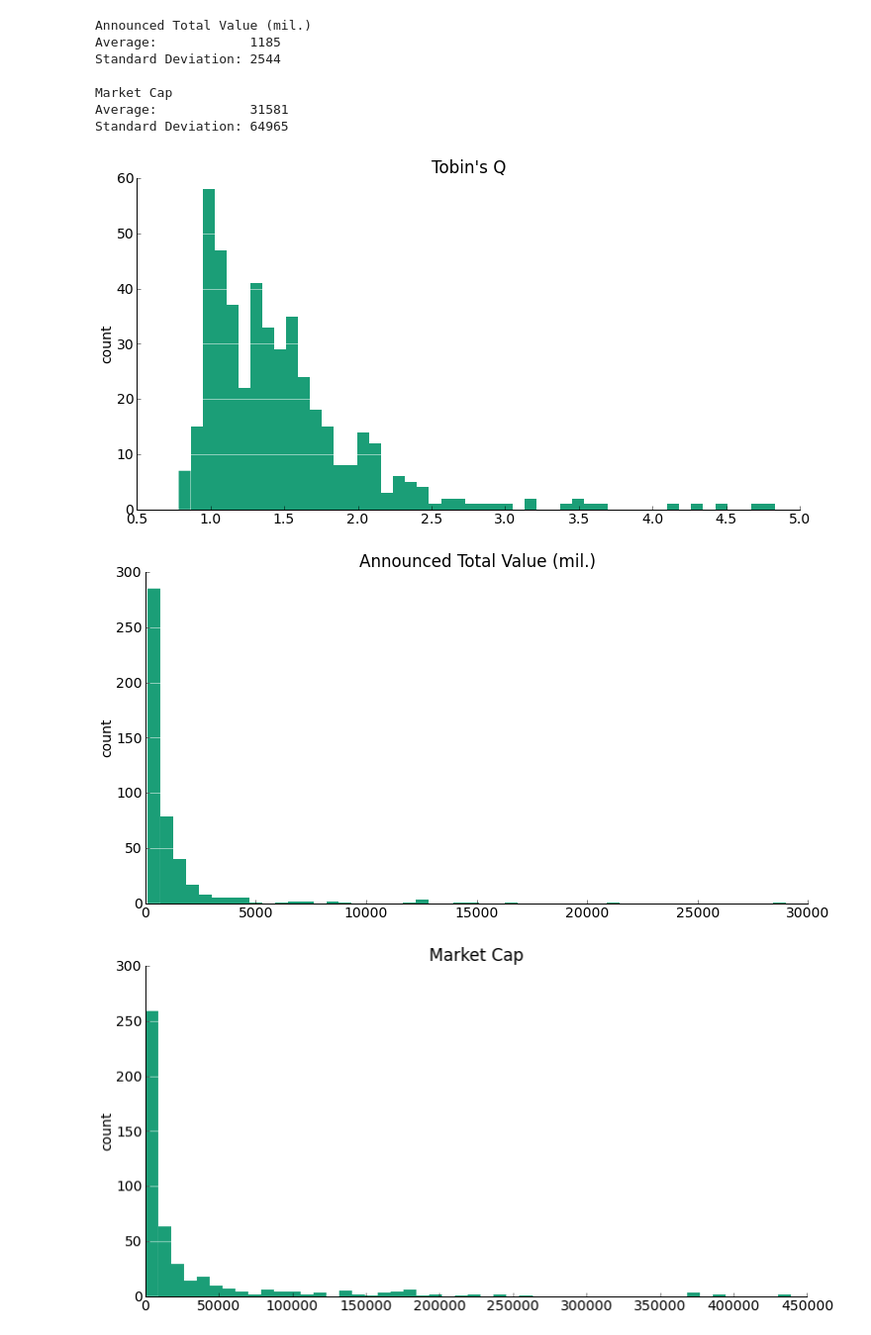
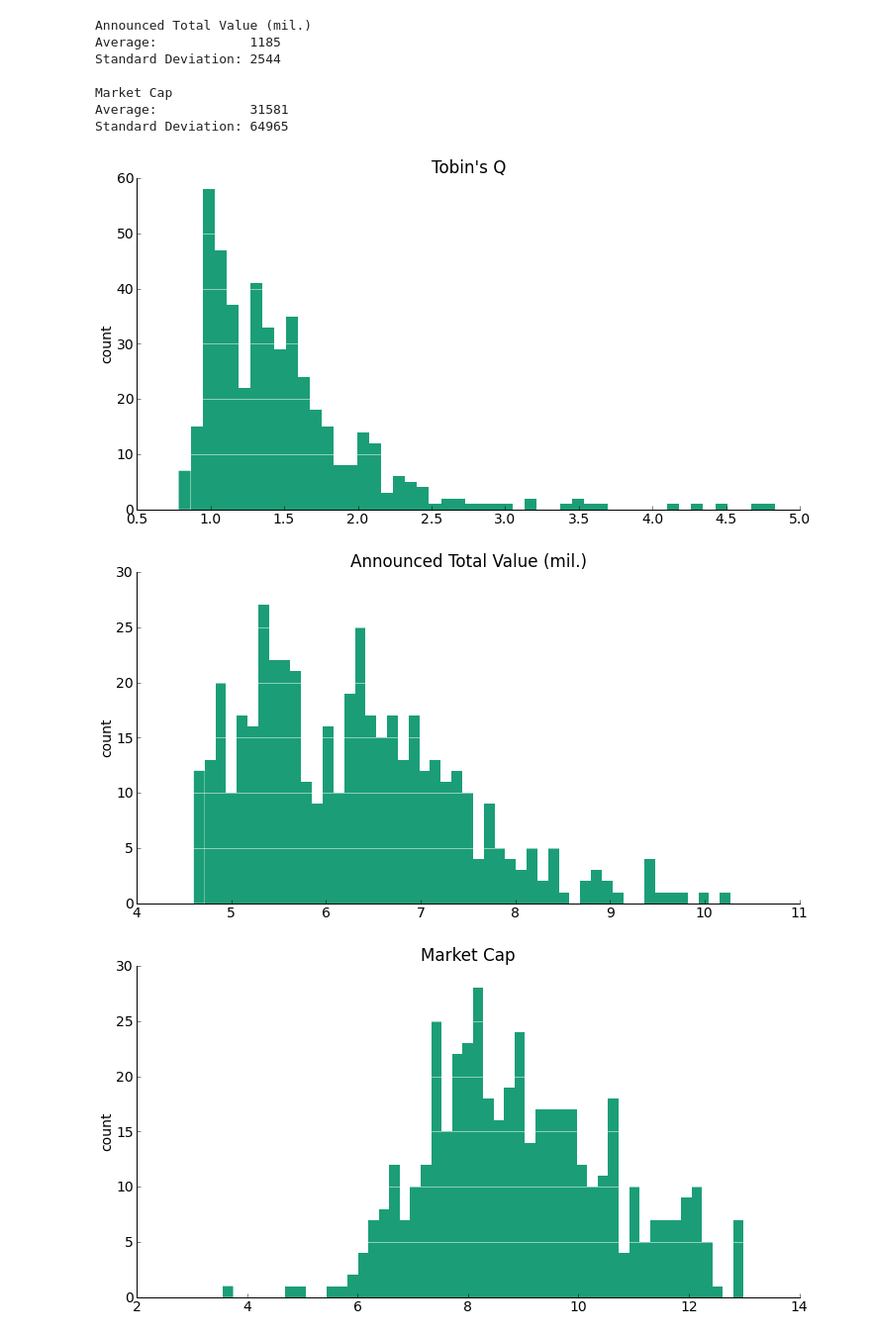
Before and after one commit to Xiaowen125/capability_analysis, a Jupyter notebook: Announcement Analysis.ipynb, the cells around one changed output. Shown at 99% size. Cells and saved outputs as stored; diff of their text form; code cells hidden in the pictures.

Commit message:
more plots and formatting

```diff
--- a/Announcement Analysis.ipynb
+++ b/Announcement Analysis.ipynb
@@ -99,7 +99,8 @@ important_columns_ann = ['Action ID', 'M&A Announcement', 'M&A Completion',
                          'Acq CAR P1', 'Acq CAR P2', 'Acq CAR P3',
                          'Acq CAR P4', 'Acq CAR P5', 'Sel CAR P1',
                          'Sel CAR P2', 'Sel CAR P3', 'Sel CAR P4',
-                         'Sel CAR P5', 'Announced Total Value (mil.)']
+                         'Sel CAR P5', 'Announced Total Value (mil.)',
+                         'Announce Date']
 important_columns_comp = ['Action ID', 'Acq CAR P1', 'Acq CAR P2',
                           'Acq CAR P3', 'Acq CAR P4', 'Acq CAR P5',
                           'Sel CAR P1', 'Sel CAR P2', 'Sel CAR P3',
@@ -549,8 +550,9 @@ There are 462 different values to predict, using 63 different variables
 # %%
 #convert the important input columns to lists
 t_q = list(pred_data_full["Tobin's Q"].astype('float'))
-vol = list(pred_data_full["Announced Total Value (mil.)"].astype('float'))
-cap = list(pred_data_full["Market Cap"].astype('float'))
+#take log of announced value and market cap
+vol = np.log(list(pred_data_full["Announced Total Value (mil.)"].astype('float')))
+cap = np.log(list(pred_data_full["Market Cap"].astype('float')))
 t_length = list(pred_data_full["text length"].astype('float'))
 cap_r = list(pred_data_full["capability ratio"].astype('float'))
 neg_2 = list(pred_data_full["negativity 2"].astype('float'))
@@ -700,21 +703,21 @@ def plot_hist(name, data):
 # %%
 plot_hist("Tobin's Q", t_q)
 plt.show()
 plot_hist("Announced Total Value (mil.)", vol)
 plt.show()
 plot_hist("Market Cap", cap)
 plt.show()
 plot_hist("Text Length", t_length)
 plt.show()
 plot_hist("Capability Ratio", cap_r)
 plt.show()
-plot_hist("Negativity 2", neg_2)
+plot_hist("Negativity", neg_2)
 plt.show()
 plot_hist("Sentence Length Average", sen_length)
 plt.show()
 # %% [output]
 [figure]
-[figure, old version]
+[figure, new version]
-[figure, old version]
+[figure, new version]
 [figure]
 [figure]
```
Also changed, not shown: parts of 14 cells of this notebook, 1 other file.
